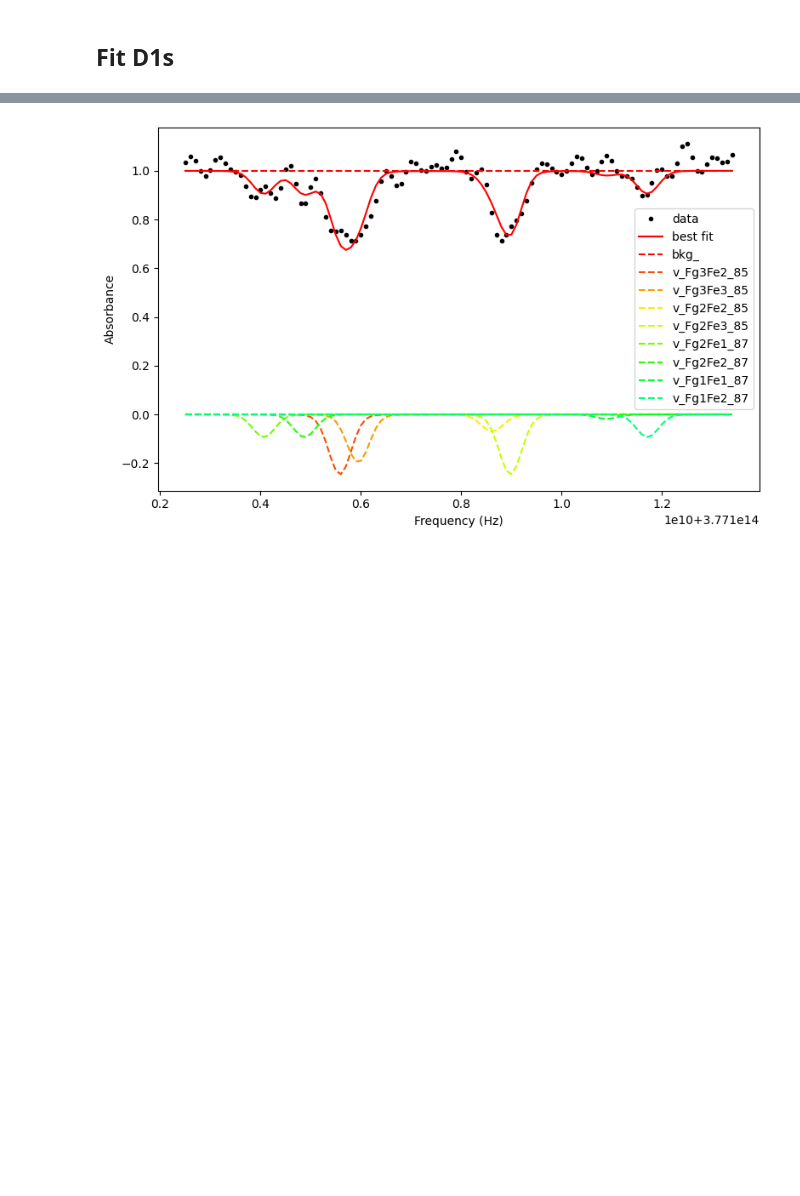
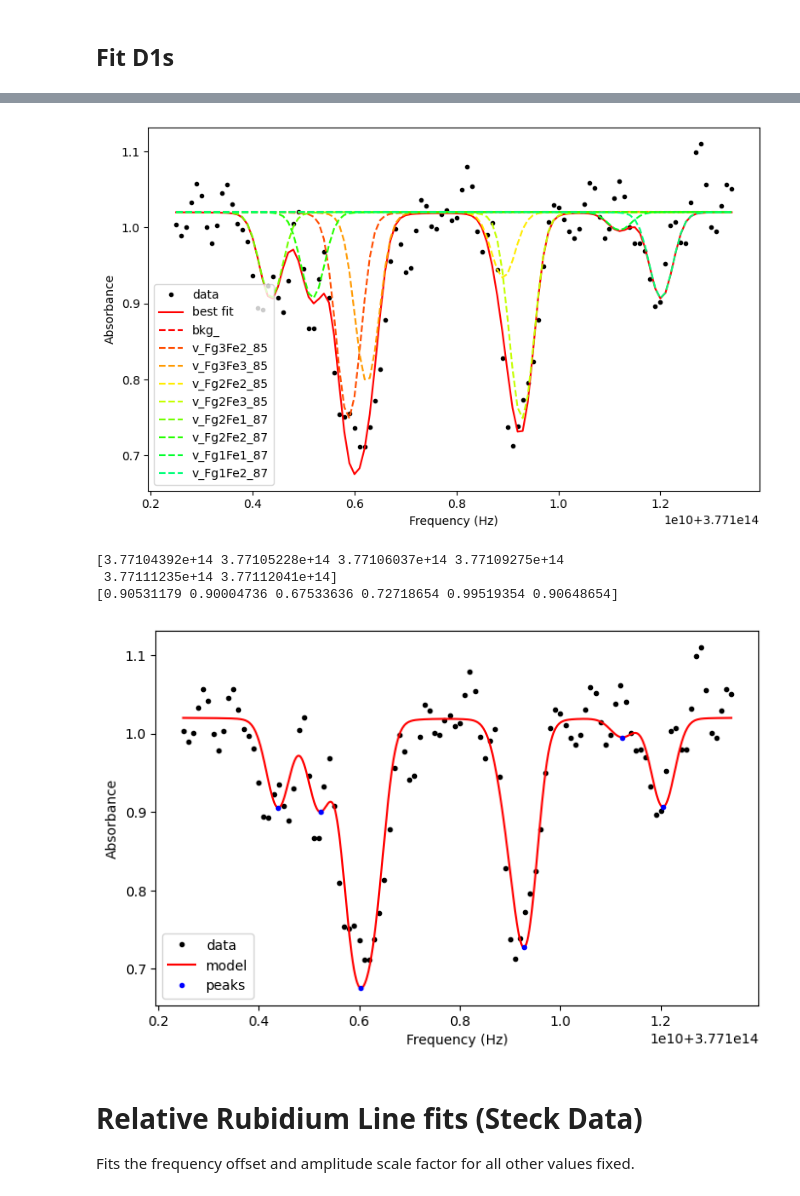
Before and after one commit to Seabear-attack/dev-table, a Jupyter notebook: Dual Comb/line_fit_rel.ipynb, the cells around one changed output, grey strips where cells are left out. Saved outputs shown, nothing was run; the diff lists cells and outputs as text; code cells hidden in the pictures; blank space fills up the shorter version.

```diff
--- a/Dual Comb/line_fit_rel.ipynb
+++ b/Dual Comb/line_fit_rel.ipynb
@@ -8,7 +12,7 @@ Fits the frequency offset and amplitude scale factor for all other values fixed.
 import numpy as np
 from copy import deepcopy
 import matplotlib.pyplot as plt
-from lmfit.models import ConstantModel, Model, VoigtModel
+from lmfit.models import ConstantModel, Model
 from pathlib import Path
 import pandas as pd
 from scipy.constants import Boltzmann as kB
@@ -16,21 +20,25 @@ from scipy.constants import speed_of_light as c
 from scipy.constants import atomic_mass as au
 from scipy.constants import epsilon_0 as e0
 from scipy.constants import hbar
-from scipy.special import erfc
-
+from scipy.special import voigt_profile
+from scipy.signal import find_peaks
 
 def pressure_torr(temp_K: float) -> float:
-    if temp_K < 39.31:
-        logp = - 94.04826 - 1961.258 / temp_K - \
-            0.03771687 * temp_K + 42.57526 * np.log10(temp_K)
+    if temp_K < 273+98:
+        logp = 133.42927 - 9302.868 / temp_K + \
+            0.03114431 * temp_K - 49.37679 * np.log10(temp_K)
     else:
-        logp = 15.88253 - 4529.635 / temp_K + 0.00058663 * \
-            temp_K - 2.99138 * np.log10(temp_K)
+        logp = 10.86423 - 5619.406 / temp_K + 0.00000345 * \
+            temp_K - 1.04111  * np.log10(temp_K)
     return 10 ** logp
 
 
 def number_density(temp_K: float) -> float:
     return 133.323 * pressure_torr(temp_K) / (kB * temp_K)
+
+def transmission_model(x, center, amplitude, sigma, gamma):
+    absorption = amplitude * voigt_profile((x-center), sigma, gamma)
+    return np.nan_to_num(np.exp(-absorption), nan=0)
 # %% [markdown]
 ## Loading Data and Parameters
 # %%
@@ -224,24 +239,24 @@ spectrum = full_spectrum[mask]
 model = ConstantModel(prefix='bkg_')  # background offset
 params = model.make_params()
 
-params['bkg_c'].set(value=1, vary=False)
+params['bkg_c'].set(value=1)
 params.add('xoffset', value=0, min=-500e6, max=500e6)
-params.add('amp_scale', value=1)
+params.add('amp_scale', value=1e9)
 
 for isotope, transitions in lines['D1'].items():
     for transition, props in transitions.items():
         prefix = f'v_{transition + '_' + isotope}'
-        m = VoigtModel(prefix=prefix)
-        model += m
+        m = Model(transmission_model, prefix=prefix)
+        model *= m
         params.update(m.make_params())
 
         # Give reasonable starting guesses
         params.add(f'{prefix}amp_rel', value=props['absorption'], vary=False)
-        params[f'{prefix}amplitude'].expr = f'-{prefix}amp_rel * amp_scale'
         params[f'{prefix}sigma'].set(value=props['sigma'], vary=False)
         params[f'{prefix}gamma'].set(value=props['gamma'], vary=False)
         params.add(f'{prefix}center_rel', value=props['center'], vary=False)
-        params[f'{prefix}center'].expr = f'{prefix}center_rel - xoffset'
+        params[f'{prefix}center'].expr = f'{prefix}center_rel + xoffset'
+        params[f'{prefix}amplitude'].expr = f'{prefix}amp_rel * amp_scale'
 
 # ---------------------------
 # Fit model to data
@@ -253,22 +268,51 @@ result = model.fit(spectrum, params, x=axis)
 # ---------------------------
 print(result.fit_report())
 
+yoffset = result.params['bkg_c'].value
+# xoffset = result.params['xoffset'].value
+xoffset=0
+
 plt.figure(figsize=(8, 5))
 plt.plot(axis, spectrum, 'k.', label='data')
-plt.plot(axis, result.best_fit, 'r-', label='best fit')
+plt.plot(axis-xoffset, result.best_fit, 'r-', label='best fit')
 
 # Plot each individual component
 cmap = plt.colormaps['hsv']
 colors = cmap(np.linspace(0, 1, 20))
-for i, x in enumerate(result.eval_components(x=axis).items()):
+
+components = result.eval_components(x=axis)
+for i, x in enumerate(components.items()):
     name = x[0]
     comp = x[1]
-    plt.plot(axis, np.real(comp), '--', label=name, color=colors[i])
+    if i==0:
+        plt.plot(axis-xoffset, np.real(comp) , '--', label=name, color=colors[i])
+    else:
+        plt.plot(axis-xoffset, np.real(comp) *yoffset, '--', label=name, color=colors[i])
 
 plt.xlabel('Frequency (Hz)')
 plt.ylabel('Absorbance')
 plt.legend()
 plt.tight_layout()
 plt.show()
+
+# Unshifted line peaks
+peak_axis = np.linspace(np.min(axis), np.max(axis), int(1e7))
+unshift_params = result.params.copy()
+unshift_params['xoffset'].set(value=0)
+unshift_spectrum = result.eval(x=peak_axis, params=unshift_params)
+
+peaks_idx, peaks_props = find_peaks(-unshift_spectrum)
+peaks_freq = np.array([peak_axis[idx] for idx in peaks_idx])
+peaks_amp = result.eval(x=peaks_freq, params=unshift_params)
+print(peaks_freq)
+print(peaks_amp)
+plt.figure(figsize=(8, 5))
+plt.plot(axis, spectrum, 'k.', label='data')
+plt.plot(peak_axis, unshift_spectrum, 'r-', label='model')
+plt.plot(peaks_freq, peaks_amp, 'b.', label = 'peaks')
+plt.xlabel('Frequency (Hz)')
+plt.ylabel('Absorbance')
+plt.legend()
+plt.show()
 # %% [output]
 [[Model]]
@@ -291 +335,9 @@ plt.show()
-[figure, old version]
+[figure, new version]
+[3.77104392e+14 3.77105228e+14 3.77106037e+14 3.77109275e+14
+ 3.77111235e+14 3.77112041e+14]
+[0.90531179 0.90004736 0.67533636 0.72718654 0.99519354 0.90648654]
+[figure, added]
+# %% [markdown]
+# Relative Rubidium Line fits (Steck Data)
+
+Fits the frequency offset and amplitude scale factor for all other values fixed.
```
Also changed, not shown: parts of 13 cells of this notebook.
